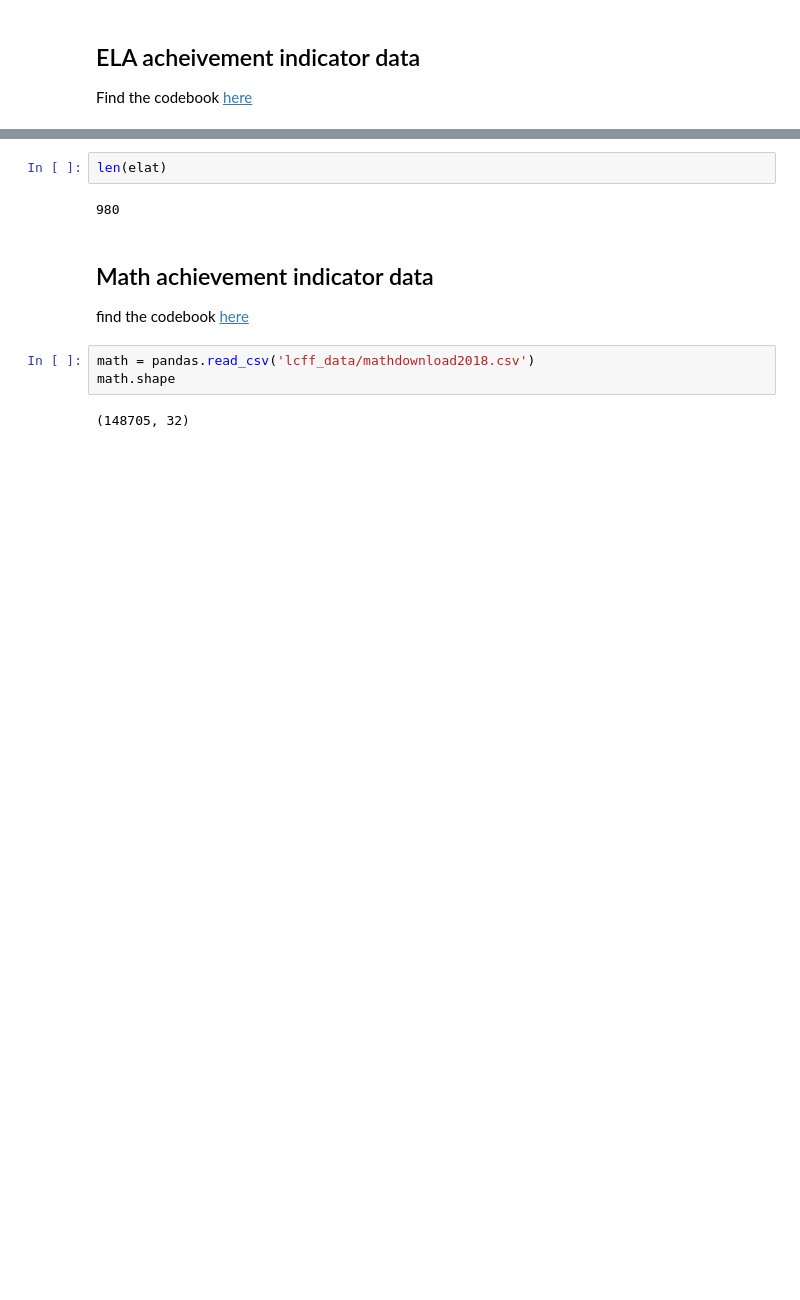
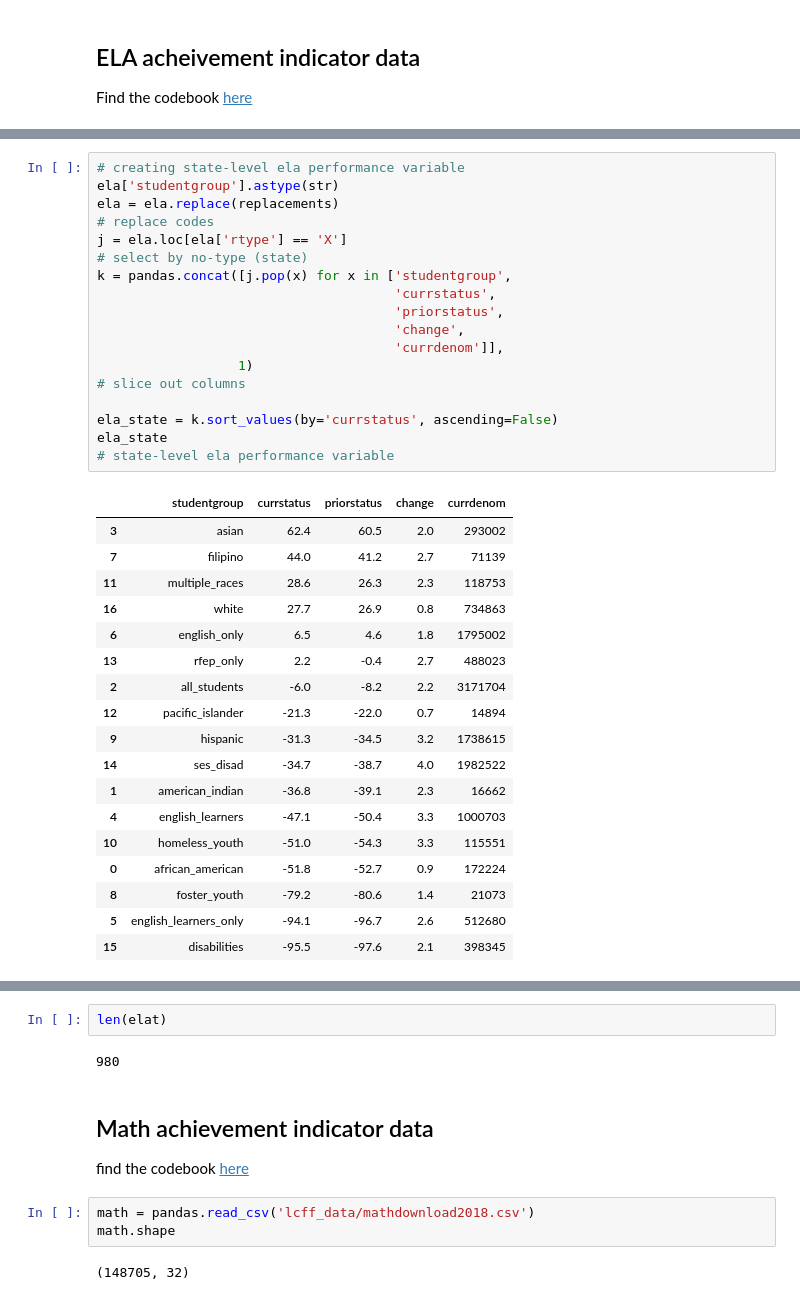
Before and after one commit to fiendskrah/finalcapstone, a Jupyter notebook: project.ipynb, the cells around one changed output, grey strips where cells are left out. Cells and saved outputs as stored; diff of their text form; blank space fills up the shorter version.

```diff
--- a/project.ipynb
+++ b/project.ipynb
@@ -145,0 +136,37 @@ ela.head(50
+# %%
+# creating state-level ela performance variable
+ela['studentgroup'].astype(str)
+ela = ela.replace(replacements)
+# replace codes
+j = ela.loc[ela['rtype'] == 'X']
+# select by no-type (state)
+k = pandas.concat([j.pop(x) for x in ['studentgroup',
+                                      'currstatus',
+                                      'priorstatus',
+                                      'change',
+                                      'currdenom']],
+                  1)
+# slice out columns
+
+ela_state = k.sort_values(by='currstatus', ascending=False)
+ela_state
+# state-level ela performance variable
+# %% [output]
+|  | studentgroup | currstatus | priorstatus | change | currdenom |
+| 3 | asian | 62.4 | 60.5 | 2.0 | 293002 |
+| 7 | filipino | 44.0 | 41.2 | 2.7 | 71139 |
+| 11 | multiple_races | 28.6 | 26.3 | 2.3 | 118753 |
+| 16 | white | 27.7 | 26.9 | 0.8 | 734863 |
+| 6 | english_only | 6.5 | 4.6 | 1.8 | 1795002 |
+| 13 | rfep_only | 2.2 | -0.4 | 2.7 | 488023 |
+| 2 | all_students | -6.0 | -8.2 | 2.2 | 3171704 |
+| 12 | pacific_islander | -21.3 | -22.0 | 0.7 | 14894 |
+| 9 | hispanic | -31.3 | -34.5 | 3.2 | 1738615 |
+| 14 | ses_disad | -34.7 | -38.7 | 4.0 | 1982522 |
+| 1 | american_indian | -36.8 | -39.1 | 2.3 | 16662 |
+| 4 | english_learners | -47.1 | -50.4 | 3.3 | 1000703 |
+| 10 | homeless_youth | -51.0 | -54.3 | 3.3 | 115551 |
+| 0 | african_american | -51.8 | -52.7 | 0.9 | 172224 |
+| 8 | foster_youth | -79.2 | -80.6 | 1.4 | 21073 |
+| 5 | english_learners_only | -94.1 | -96.7 | 2.6 | 512680 |
+| 15 | disabilities | -95.5 | -97.6 | 2.1 | 398345 |
```
Also changed, not shown: parts of 21 cells of this notebook, 1 other file.
